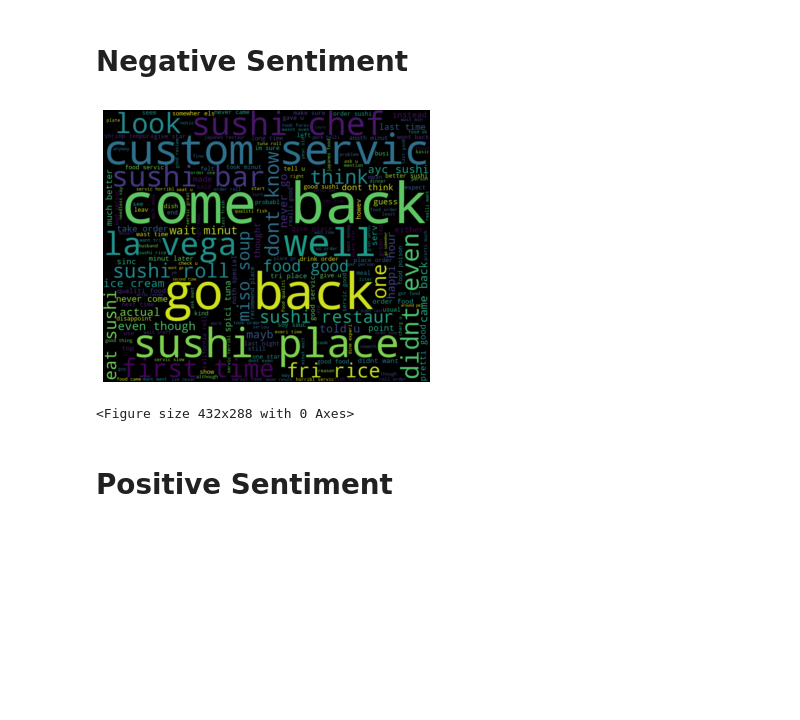
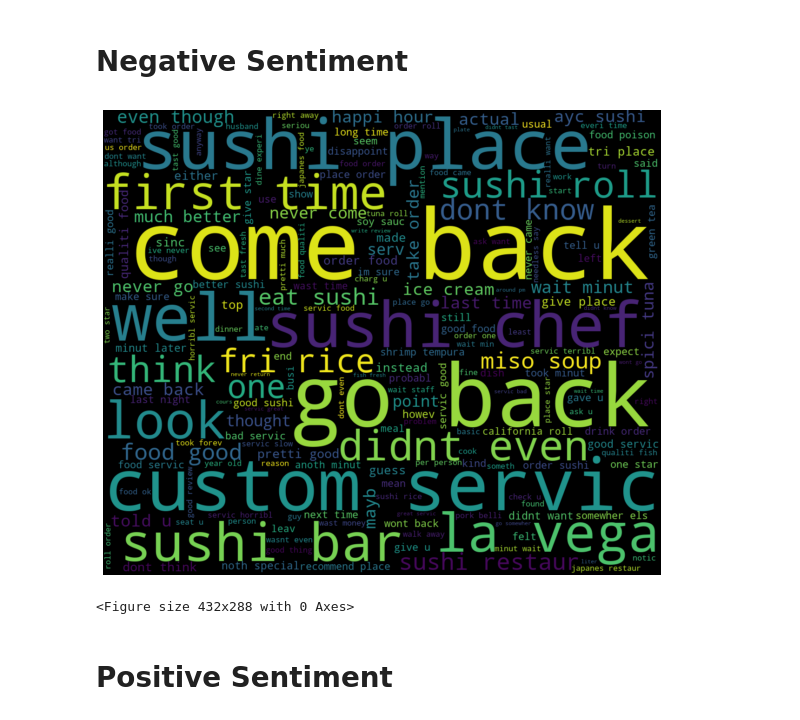
Before and after one commit to somarov/Springboard_2021, a Jupyter notebook: Capstone 2/Capstone 2 - Yelp Sentiment Analysis_Final 10.22.2021.ipynb, the cells around one changed output. Saved outputs shown, nothing was run; the diff lists cells and outputs as text; code cells hidden in the pictures; blank space fills up the shorter version.

```diff
--- a/Capstone 2/Capstone 2 - Yelp Sentiment Analysis_Final 10.22.2021.ipynb
+++ b/Capstone 2/Capstone 2 - Yelp Sentiment Analysis_Final 10.22.2021.ipynb
@@ -380,13 +382,13 @@ wordcloud_neg = WordCloud(
                             collocation_threshold = 5
                             ).generate(negative_rev)
 # %%
-plt.figure(figsize=(6,5))
+plt.figure(figsize=(10,12))
 plt.imshow(wordcloud_neg,interpolation="bilinear")
 plt.axis('off')
 plt.show()
 plt.savefig('neg_wordcloud.png')
 # %% [output]
-[figure, old version]
+[figure, new version]
 <Figure size 432x288 with 0 Axes>
 # %% [markdown]
 # Positive Sentiment
```
Also changed, not shown: parts of 7 cells of this notebook.
